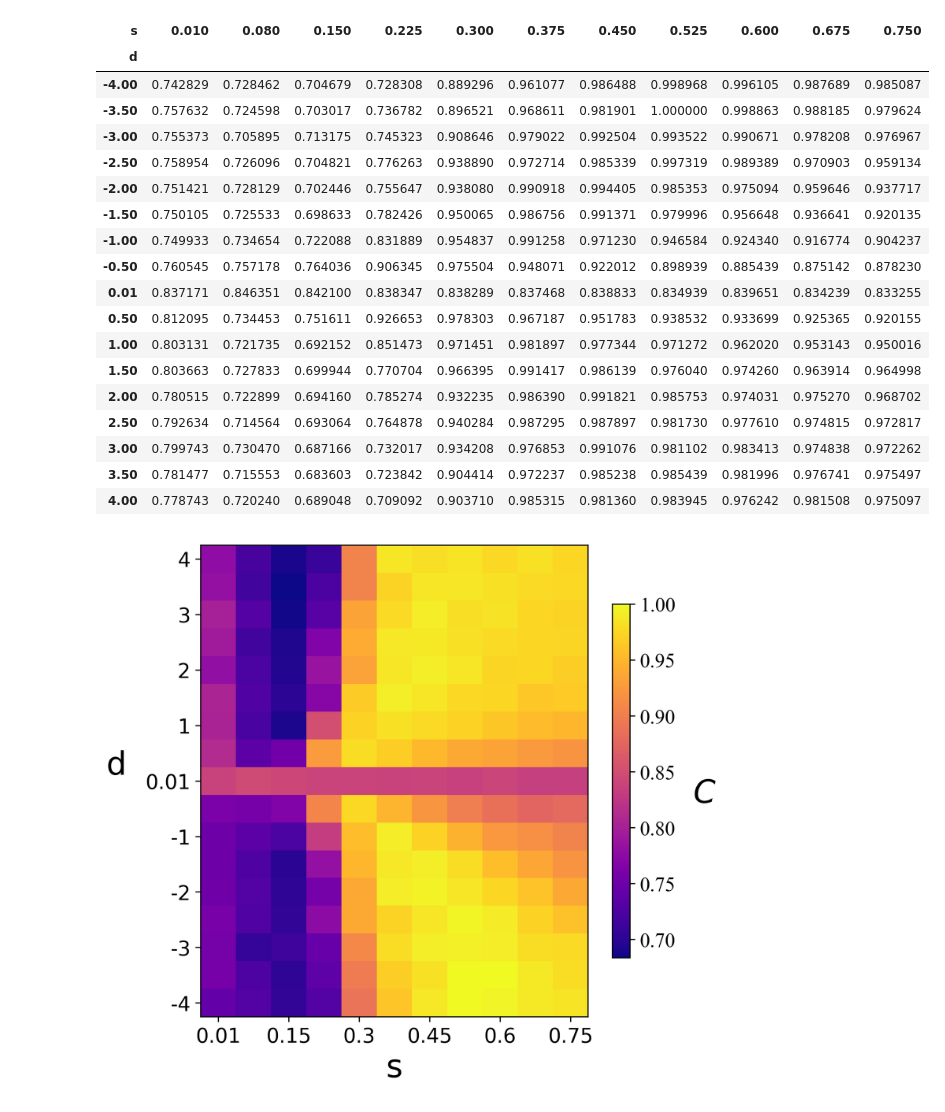
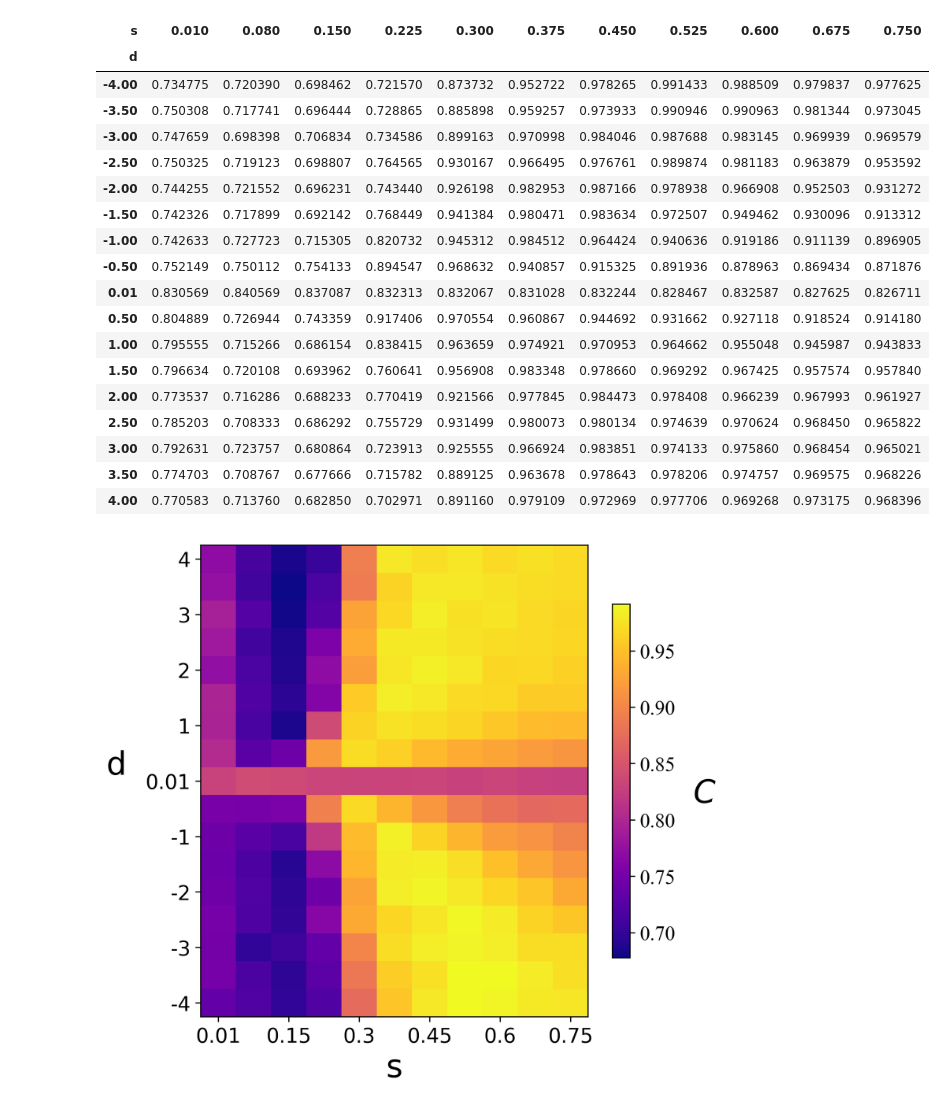
Before and after one commit to austin-marcus/collective_motion_LJ, a Jupyter notebook: src/complexity_analysis.ipynb, the cells around one changed output. Cells and saved outputs as stored; diff of their text form; code cells hidden in the pictures.

```diff
--- a/src/complexity_analysis.ipynb
+++ b/src/complexity_analysis.ipynb
@@ -8,4 +9,5 @@ import ast
 # %%
-D = pd.read_csv("../runs/0316_addition+original.csv", converters={"profile_avgProfile":ast.literal_eval})
+# D = pd.read_csv("../runs/0316_addition+original.csv", converters={"profile_avgProfile":ast.literal_eval})
+D = pd.read_csv("../runs/full_run/0622_full_analysis.csv", converters={"Float64profile":ast.literal_eval})
 D
 # %% [output]
@@ -27,6 +29,6 @@ def cps(profile):
     return sum( [np.log2(x)/(i+1) if x > 1 else 0 for i, x in enumerate(profile)] ) # in paper 10/3/22
 
 AD = D.copy()
-AD["cps"] = AD["profile_avgProfile"].apply(cps)
+AD["cps"] = AD["Float64profile"].apply(cps)
 AD
 # %% [output]
@@ -49,7 +56,7 @@ B = AD.copy()
 M = max(A["cps"])
 A["cps"] = A["cps"].apply(lambda x:(x/M))
 # B["cps"] = B["cps"].apply(lambda x:(x/M))
-A["sum"] = A["profile_avgProfile"].apply(lambda x:sum(x))
+A["sum"] = A["Float64profile"].apply(lambda x:sum(x))
 A = A.sort_values("cps")
 display(A)
 A.to_csv("complexity_profile.csv")
@@ -156,26 +163,26 @@ Text(0, 0.5, '$|d|$')
 # %%
-pv = A.pivot(index="d", columns="s", values="cps")
+pv = A.groupby(["s","d"]).mean().reset_index().pivot(index="d", columns="s", values="cps")
 pv
 # %% [output]
 | s | 0.010 | 0.080 | 0.150 | 0.225 | 0.300 | 0.375 | 0.450 | 0.525 | 0.600 | 0.675 | 0.750 |
 | d |  |  |  |  |  |  |  |  |  |  |  |
-| -4.00 | 0.742829 | 0.728462 | 0.704679 | 0.728308 | 0.889296 | 0.961077 | 0.986488 | 0.998968 | 0.996105 | 0.987689 | 0.985087 |
-| -3.50 | 0.757632 | 0.724598 | 0.703017 | 0.736782 | 0.896521 | 0.968611 | 0.981901 | 1.000000 | 0.998863 | 0.988185 | 0.979624 |
-| -3.00 | 0.755373 | 0.705895 | 0.713175 | 0.745323 | 0.908646 | 0.979022 | 0.992504 | 0.993522 | 0.990671 | 0.978208 | 0.976967 |
-| -2.50 | 0.758954 | 0.726096 | 0.704821 | 0.776263 | 0.938890 | 0.972714 | 0.985339 | 0.997319 | 0.989389 | 0.970903 | 0.959134 |
-| -2.00 | 0.751421 | 0.728129 | 0.702446 | 0.755647 | 0.938080 | 0.990918 | 0.994405 | 0.985353 | 0.975094 | 0.959646 | 0.937717 |
-| -1.50 | 0.750105 | 0.725533 | 0.698633 | 0.782426 | 0.950065 | 0.986756 | 0.991371 | 0.979996 | 0.956648 | 0.936641 | 0.920135 |
-| -1.00 | 0.749933 | 0.734654 | 0.722088 | 0.831889 | 0.954837 | 0.991258 | 0.971230 | 0.946584 | 0.924340 | 0.916774 | 0.904237 |
-| -0.50 | 0.760545 | 0.757178 | 0.764036 | 0.906345 | 0.975504 | 0.948071 | 0.922012 | 0.898939 | 0.885439 | 0.875142 | 0.878230 |
-| 0.01 | 0.837171 | 0.846351 | 0.842100 | 0.838347 | 0.838289 | 0.837468 | 0.838833 | 0.834939 | 0.839651 | 0.834239 | 0.833255 |
-| 0.50 | 0.812095 | 0.734453 | 0.751611 | 0.926653 | 0.978303 | 0.967187 | 0.951783 | 0.938532 | 0.933699 | 0.925365 | 0.920155 |
-| 1.00 | 0.803131 | 0.721735 | 0.692152 | 0.851473 | 0.971451 | 0.981897 | 0.977344 | 0.971272 | 0.962020 | 0.953143 | 0.950016 |
-| 1.50 | 0.803663 | 0.727833 | 0.699944 | 0.770704 | 0.966395 | 0.991417 | 0.986139 | 0.976040 | 0.974260 | 0.963914 | 0.964998 |
-| 2.00 | 0.780515 | 0.722899 | 0.694160 | 0.785274 | 0.932235 | 0.986390 | 0.991821 | 0.985753 | 0.974031 | 0.975270 | 0.968702 |
-| 2.50 | 0.792634 | 0.714564 | 0.693064 | 0.764878 | 0.940284 | 0.987295 | 0.987897 | 0.981730 | 0.977610 | 0.974815 | 0.972817 |
-| 3.00 | 0.799743 | 0.730470 | 0.687166 | 0.732017 | 0.934208 | 0.976853 | 0.991076 | 0.981102 | 0.983413 | 0.974838 | 0.972262 |
-| 3.50 | 0.781477 | 0.715553 | 0.683603 | 0.723842 | 0.904414 | 0.972237 | 0.985238 | 0.985439 | 0.981996 | 0.976741 | 0.975497 |
-| 4.00 | 0.778743 | 0.720240 | 0.689048 | 0.709092 | 0.903710 | 0.985315 | 0.981360 | 0.983945 | 0.976242 | 0.981508 | 0.975097 |
+| -4.00 | 0.734775 | 0.720390 | 0.698462 | 0.721570 | 0.873732 | 0.952722 | 0.978265 | 0.991433 | 0.988509 | 0.979837 | 0.977625 |
+| -3.50 | 0.750308 | 0.717741 | 0.696444 | 0.728865 | 0.885898 | 0.959257 | 0.973933 | 0.990946 | 0.990963 | 0.981344 | 0.973045 |
+| -3.00 | 0.747659 | 0.698398 | 0.706834 | 0.734586 | 0.899163 | 0.970998 | 0.984046 | 0.987688 | 0.983145 | 0.969939 | 0.969579 |
+| -2.50 | 0.750325 | 0.719123 | 0.698807 | 0.764565 | 0.930167 | 0.966495 | 0.976761 | 0.989874 | 0.981183 | 0.963879 | 0.953592 |
+| -2.00 | 0.744255 | 0.721552 | 0.696231 | 0.743440 | 0.926198 | 0.982953 | 0.987166 | 0.978938 | 0.966908 | 0.952503 | 0.931272 |
+| -1.50 | 0.742326 | 0.717899 | 0.692142 | 0.768449 | 0.941384 | 0.980471 | 0.983634 | 0.972507 | 0.949462 | 0.930096 | 0.913312 |
+| -1.00 | 0.742633 | 0.727723 | 0.715305 | 0.820732 | 0.945312 | 0.984512 | 0.964424 | 0.940636 | 0.919186 | 0.911139 | 0.896905 |
+| -0.50 | 0.752149 | 0.750112 | 0.754133 | 0.894547 | 0.968632 | 0.940857 | 0.915325 | 0.891936 | 0.878963 | 0.869434 | 0.871876 |
+| 0.01 | 0.830569 | 0.840569 | 0.837087 | 0.832313 | 0.832067 | 0.831028 | 0.832244 | 0.828467 | 0.832587 | 0.827625 | 0.826711 |
+| 0.50 | 0.804889 | 0.726944 | 0.743359 | 0.917406 | 0.970554 | 0.960867 | 0.944692 | 0.931662 | 0.927118 | 0.918524 | 0.914180 |
+| 1.00 | 0.795555 | 0.715266 | 0.686154 | 0.838415 | 0.963659 | 0.974921 | 0.970953 | 0.964662 | 0.955048 | 0.945987 | 0.943833 |
+| 1.50 | 0.796634 | 0.720108 | 0.693962 | 0.760641 | 0.956908 | 0.983348 | 0.978660 | 0.969292 | 0.967425 | 0.957574 | 0.957840 |
+| 2.00 | 0.773537 | 0.716286 | 0.688233 | 0.770419 | 0.921566 | 0.977845 | 0.984473 | 0.978408 | 0.966239 | 0.967993 | 0.961927 |
+| 2.50 | 0.785203 | 0.708333 | 0.686292 | 0.755729 | 0.931499 | 0.980073 | 0.980134 | 0.974639 | 0.970624 | 0.968450 | 0.965822 |
+| 3.00 | 0.792631 | 0.723757 | 0.680864 | 0.723913 | 0.925555 | 0.966924 | 0.983851 | 0.974133 | 0.975860 | 0.968454 | 0.965021 |
+| 3.50 | 0.774703 | 0.708767 | 0.677666 | 0.715782 | 0.889125 | 0.963678 | 0.978643 | 0.978206 | 0.974757 | 0.969575 | 0.968226 |
+| 4.00 | 0.770583 | 0.713760 | 0.682850 | 0.702971 | 0.891160 | 0.979109 | 0.972969 | 0.977706 | 0.969268 | 0.973175 | 0.968396 |
 # %%
 fig, ax = plt.subplots(figsize=(6,6))
 from matplotlib import colors
@@ -194,4 +201,4 @@ cbar = fig.colorbar(pos, shrink=0.75)
 cbar.set_label(r"$C$", fontsize=22, rotation=0, labelpad=20)
 cbar.ax.tick_params(labelsize=14)
 # %% [output]
-[figure, old version]
+[figure, new version]
```
Also changed, not shown: parts of 15 cells of this notebook.
